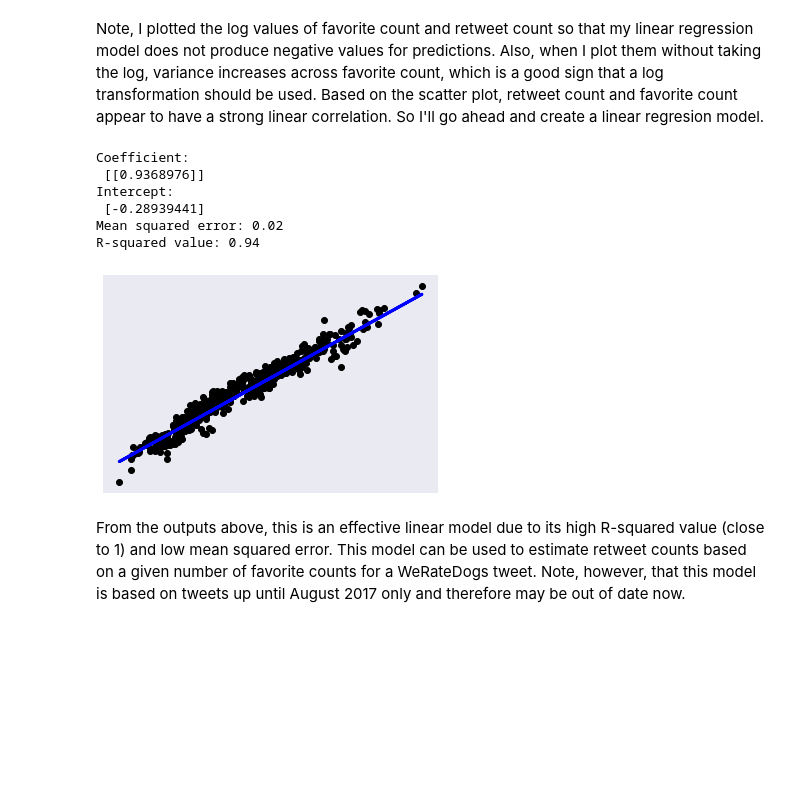
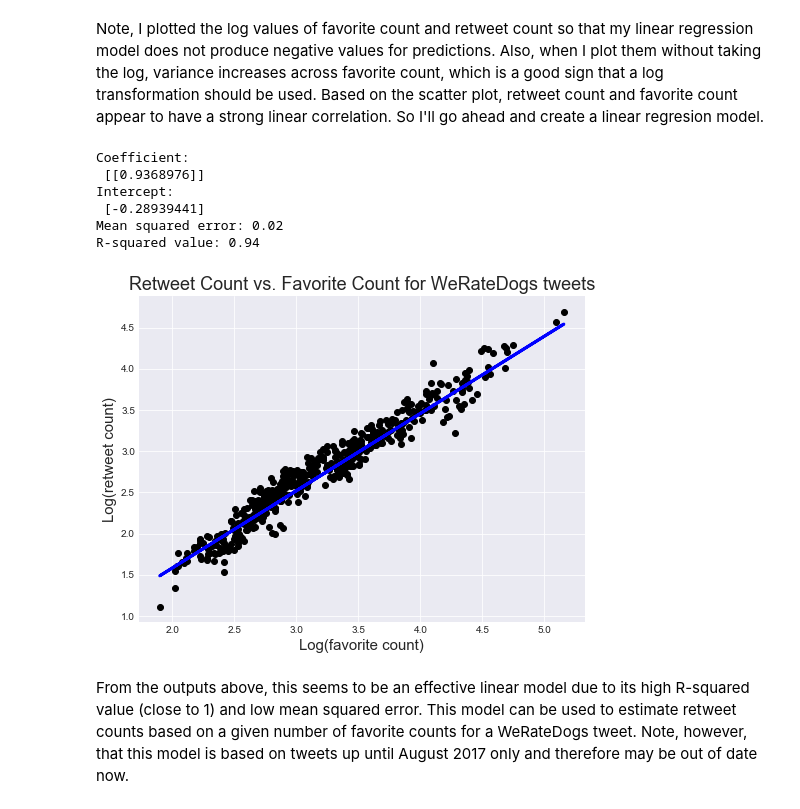
Before and after one commit to cnspatino/WeRateDogs-twitter-analysis, a Jupyter notebook: wrangle_act.ipynb, the cells around one changed output. Cells and saved outputs as stored; diff of their text form; code cells hidden in the pictures; blank space fills up the shorter version.

```diff
--- a/wrangle_act.ipynb
+++ b/wrangle_act.ipynb
@@ -1136,4 +1159,5 @@ First rename 'id' column in `additional_twitter_info_clean` table to 'tweet_id'
 # %%
-# rename 'id' column to 'tweet_id'
+# rename 'id' and 'id_str' column to 'tweet_id'
 additional_twitter_info_clean = additional_twitter_info_clean.rename(columns={'id':'tweet_id'})
+additional_twitter_info_clean = additional_twitter_info_clean.rename(columns={'id_str':'tweet_id_str'})
 # %%
@@ -1823,36 +1920,41 @@ y_test = target[-500:]
 lm = linear_model.LinearRegression()
 
 # train the model using the training sets
 lm.fit(X_train, y_train)
 
 # make predictions using the testing set
 y_pred = lm.predict(X_test)
 
 # print coefficients
 print('Coefficient: \n', lm.coef_)
 # print intercepts
 print('Intercept: \n', lm.intercept_)
 # print mean squared error
 print("Mean squared error: %.2f"
       % mean_squared_error(y_test, y_pred))
 # print R-squared value: 1 is perfect prediction
 print('R-squared value: %.2f' % r2_score(y_test, y_pred))
 
 # Plot outputs
+
+plt.figure(figsize=(8, 6))  # width:8, height:6
+
+# title and labels
+plt.ylabel('Log(retweet count)', size=15)
+plt.xlabel('Log(favorite count)', size=15)
+plt.title('Retweet Count vs. Favorite Count for WeRateDogs tweets', size=18)
+
 plt.scatter(X_test, y_test,  color='black')
 plt.plot(X_test, y_pred, color='blue', linewidth=3)
 
-plt.xticks(())
-plt.yticks(())
-
 plt.show()
 # %% [output]
 Coefficient:
  [[0.9368976]]
 Intercept:
  [-0.28939441]
 Mean squared error: 0.02
 R-squared value: 0.94
-[figure, old version]
+[figure, new version]
 # %% [markdown]
-From the outputs above, this is an effective linear model due to its high R-squared value (close to 1) and low mean squared error. This model can be used to estimate retweet counts based on a given number of favorite counts for a WeRateDogs tweet. Note, however, that this model is based on tweets up until August 2017 only and therefore may be out of date now.
+From the outputs above, this seems to be an effective linear model due to its high R-squared value (close to 1) and low mean squared error. This model can be used to estimate retweet counts based on a given number of favorite counts for a WeRateDogs tweet. Note, however, that this model is based on tweets up until August 2017 only and therefore may be out of date now.
```
Also changed, not shown: parts of 63 cells of this notebook.
